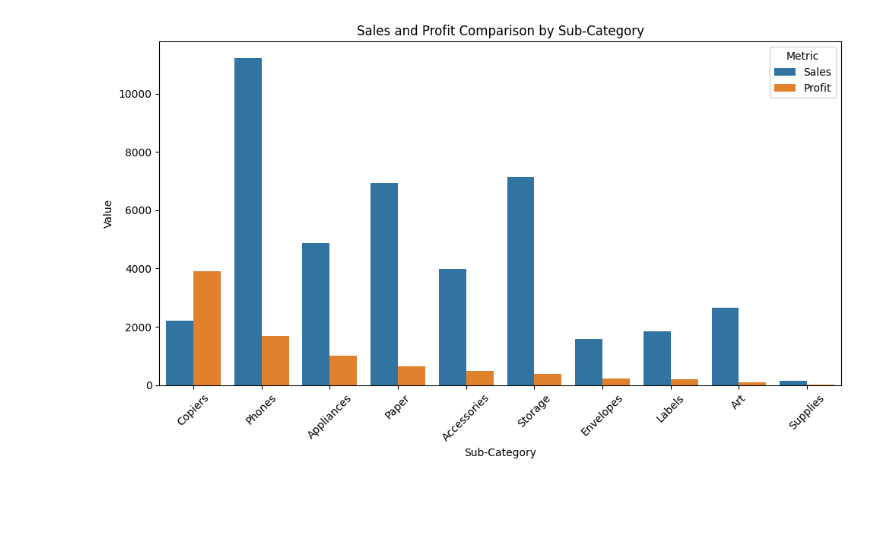
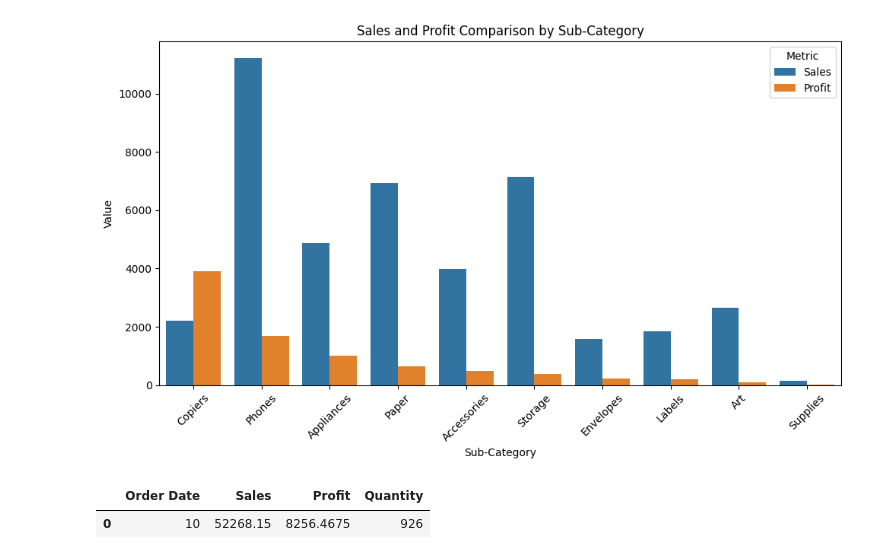
Before and after one commit to parn-jain/Data_Analytsis_Projects, a Jupyter notebook: Power BI/SuperStore Sales Dashboard/Analysis.ipynb, the cells around one changed output. Cells and saved outputs as stored; diff of their text form; code cells hidden in the pictures; blank space fills up the shorter version.

```diff
--- a/Power BI/SuperStore Sales Dashboard/Analysis.ipynb
+++ b/Power BI/SuperStore Sales Dashboard/Analysis.ipynb
@@ -589,3 +579,11 @@ plt.tight_layout()
 plt.show()
 # %% [output]
 [figure]
+# %%
+october_summary_2019= october_data2019.groupby(october_data2019['Order Date'].dt.month).agg({'Sales': 'sum', 'Profit': 'sum', 'Quantity': 'sum'}).reset_index()
+# october_summary_2020 = october_data2020.groupby(['Year', 'Month']).agg({'Sales': 'sum', 'Profit': 'sum', 'Quantity': 'sum'}).reset_index()
+# october_data2019
+october_summary_2019
+# %% [output]
+|  | Order Date | Sales | Profit | Quantity |
+| 0 | 10 | 52268.15 | 8256.4675 | 926 |
```
Also changed, not shown: parts of 7 cells of this notebook, 4 other files.
